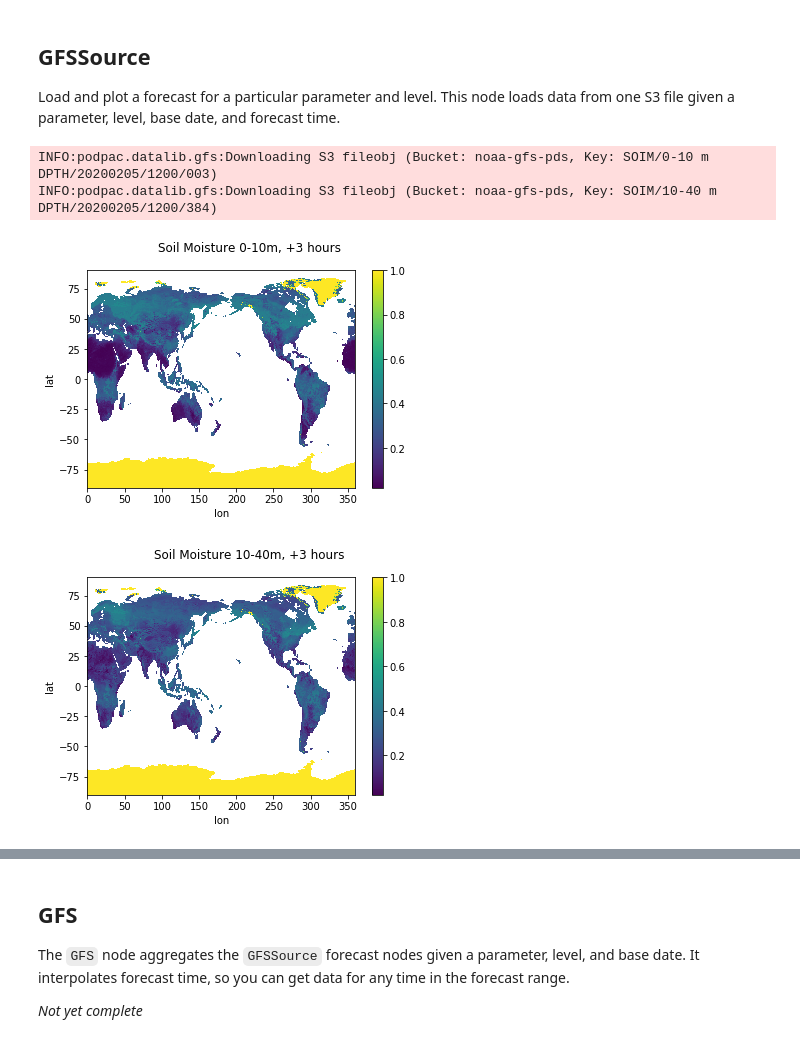
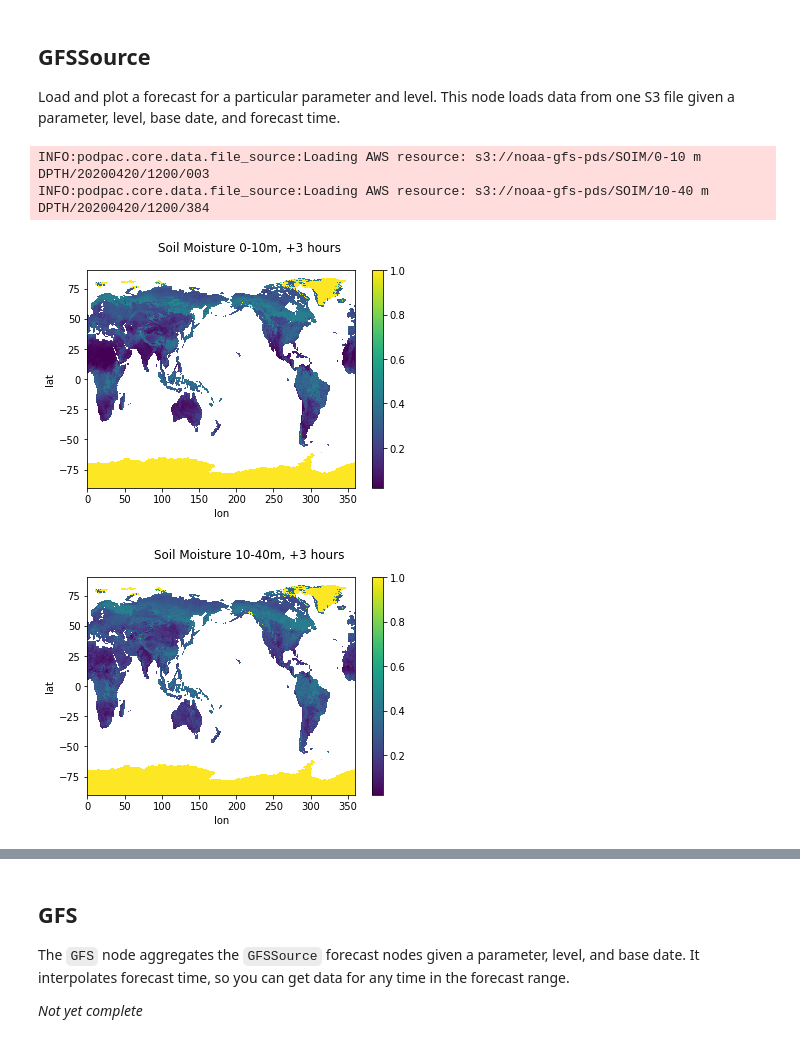
Before and after one commit to creare-com/podpac-examples, a Jupyter notebook: notebooks/5-datalib/gfs.ipynb, the cells around one changed output, grey strips where cells are left out. Saved outputs shown, nothing was run; the diff lists cells and outputs as text; code cells hidden in the pictures.

```diff
--- a/notebooks/5-datalib/gfs.ipynb
+++ b/notebooks/5-datalib/gfs.ipynb
@@ -27,21 +27,21 @@ Load and plot a forecast for a particular parameter and level. This node loads d
 # %%
 # SOIM forecast from 2018-12-06 12:00 for +3 hours (2018-12-06 15:00)
 gfs_soim = GFSSource(parameter='SOIM', level='0-10 m DPTH', date=date, hour=hour, forecast='003')
-o = gfs_soim.eval(gfs_soim.native_coordinates)
+o = gfs_soim.eval(gfs_soim.coordinates)
 pyplot.figure(); pyplot.suptitle('Soil Moisture 0-10m, +3 hours')
 o.plot()
 
 # SOIM forecast from 2018-12-06 12:00 for +3 hours (2018-12-06 15:00)
 gfs_soim = GFSSource(parameter='SOIM', level='10-40 m DPTH', date=date, hour=hour, forecast='384')
-o = gfs_soim.eval(gfs_soim.native_coordinates)
+o = gfs_soim.eval(gfs_soim.coordinates)
 pyplot.figure(); pyplot.suptitle('Soil Moisture 10-40m, +3 hours')
 o.plot()
 pass
 # %% [output]
-INFO:podpac.datalib.gfs:Downloading S3 fileobj (Bucket: noaa-gfs-pds, Key: SOIM/0-10 m DPTH/20200205/1200/003)
-INFO:podpac.datalib.gfs:Downloading S3 fileobj (Bucket: noaa-gfs-pds, Key: SOIM/10-40 m DPTH/20200205/1200/384)
+INFO:podpac.core.data.file_source:Loading AWS resource: s3://noaa-gfs-pds/SOIM/0-10 m DPTH/20200420/1200/003
+INFO:podpac.core.data.file_source:Loading AWS resource: s3://noaa-gfs-pds/SOIM/10-40 m DPTH/20200420/1200/384
-[figure, old version]
+[figure, new version]
-[figure, old version]
+[figure, new version]
 # %%
 print(gfs_soim.json_pretty)
 # %% [output]
```
Also changed, not shown: parts of 7 cells of this notebook, 3 other files.
